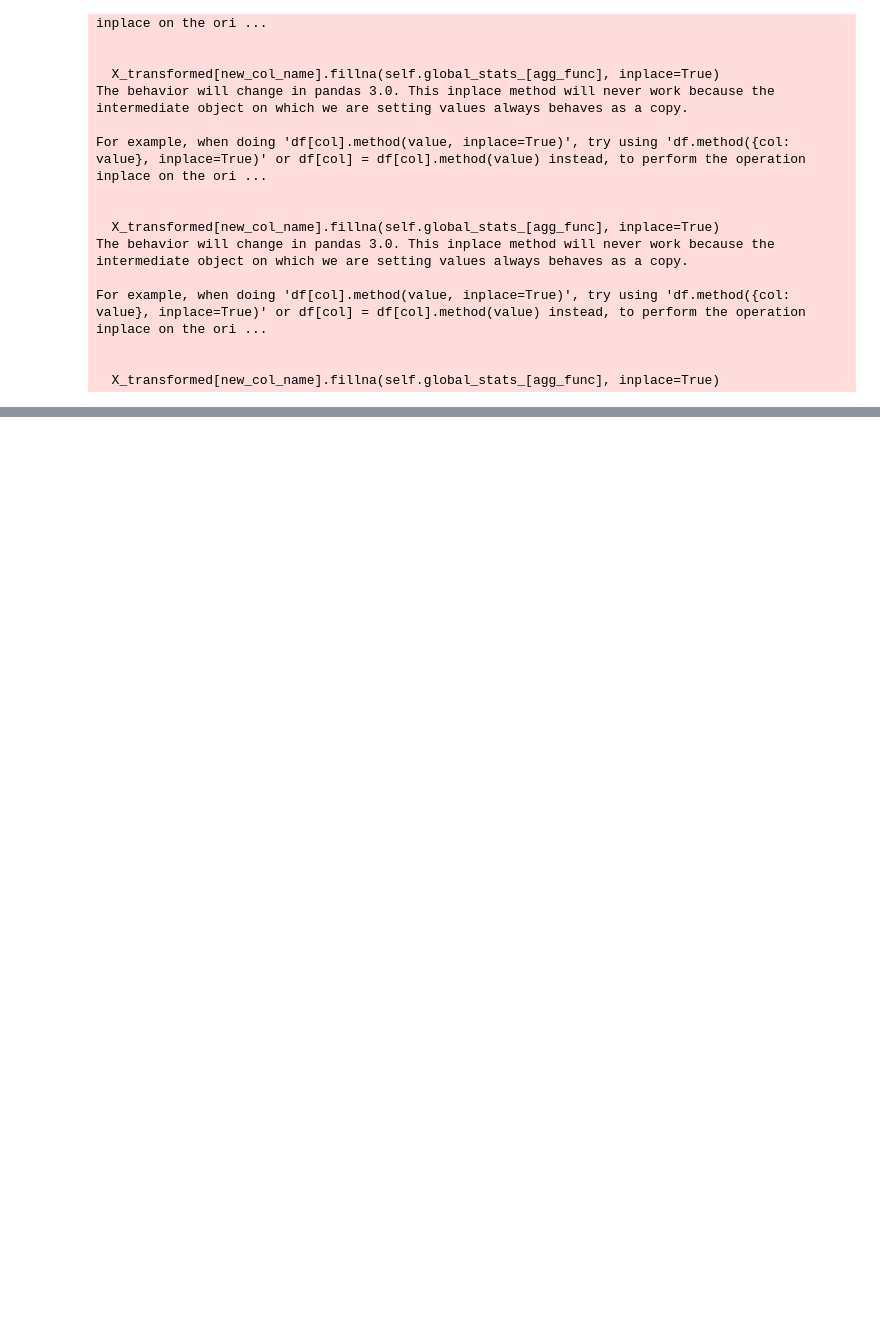
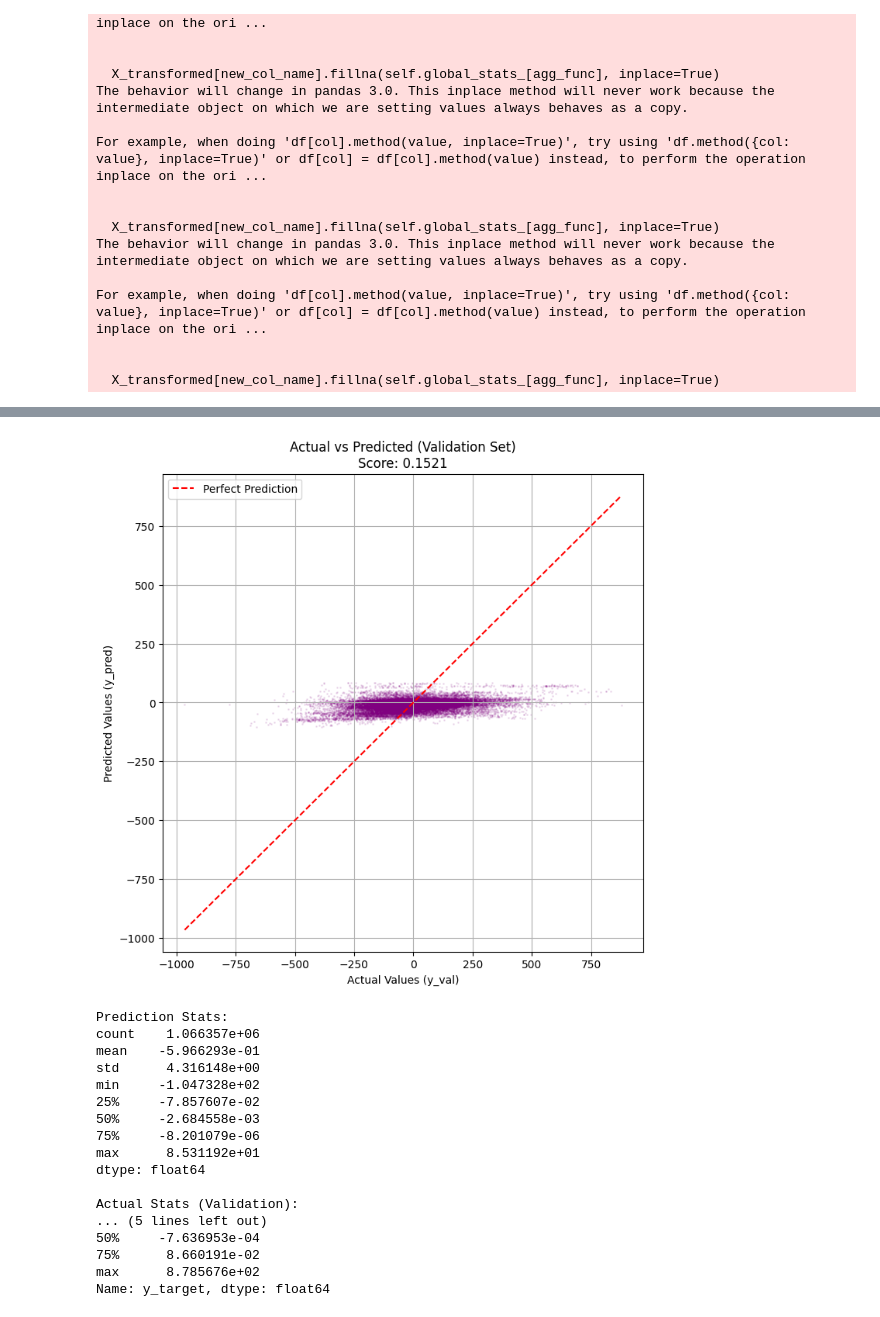
Before and after one commit to TheKnowingEye/Kaggle-Competitions, a Jupyter notebook: ts-forecasting/init.ipynb, the cells around one changed output, grey strips where cells are left out. Drawn from its saved outputs; the diff is of its cells as text; code cells hidden in the pictures; blank space fills up the shorter version.

```diff
--- a/ts-forecasting/init.ipynb
+++ b/ts-forecasting/init.ipynb
@@ -361,0 +736,11 @@ submission_df.to_csv(filename, index=False)
+# %%
+X_train = X_transformed[X_transformed['ts_index'] <= percentile_80][features]
+y_train = X_transformed[X_transformed['ts_index'] <= percentile_80][target]
+w_train = X_transformed[X_transformed['ts_index'] <= percentile_80]['weight']
+
+X_val = X_transformed[X_transformed['ts_index'] > percentile_80][features]
+y_val = X_transformed[X_transformed['ts_index'] > percentile_80][target]
+w_val = X_transformed[X_transformed['ts_index'] > percentile_80]['weight']
+# %%
+y_train_asin = np.arcsinh(y_train)
+y_val_asin =np.arcsinh(y_val)
@@ -361,0 +811,3 @@ submission_df.to_csv(filename, index=False)
+# %%
+X_train_ts = X_train.drop(columns=['ts_index'])
+X_val_ts = X_val.drop(columns=['ts_index'])
@@ -361,0 +874,42 @@ submission_df.to_csv(filename, index=False)
+# %%
+# --- 2. Prediction vs Actual Scatter Plot ---
+plt.figure(figsize=(8, 8))
+plt.scatter(y_val, y_pred_val, alpha=0.1, s=1, color='purple')
+
+# Perfect prediction line
+min_val = min(y_val.min(), y_pred_val.min())
+max_val = max(y_val.max(), y_pred_val.max())
+plt.plot([min_val, max_val], [min_val, max_val], 'r--', label='Perfect Prediction')
+
+plt.title(f'Actual vs Predicted (Validation Set)\nScore: {score:.4f}')
+plt.xlabel('Actual Values (y_val)')
+plt.ylabel('Predicted Values (y_pred)')
+plt.legend()
+plt.grid(True)
+plt.show()
+
+# --- 3. Residual Analysis ---
+# Let's see if we are underpredicting outliers
+print("Prediction Stats:")
+print(pd.Series(y_pred_val).describe())
+print("\nActual Stats (Validation):")
+print(y_val.describe())
+# %% [output]
+[figure, added]
+Prediction Stats:
+count    1.066357e+06
+mean    -5.966293e-01
+std      4.316148e+00
+min     -1.047328e+02
+25%     -7.857607e-02
+50%     -2.684558e-03
+75%     -8.201079e-06
+max      8.531192e+01
+dtype: float64
+
+Actual Stats (Validation):
+... (5 lines left out)
+50%     -7.636953e-04
+75%      8.660191e-02
+max      8.785676e+02
+Name: y_target, dtype: float64
```
Also changed, not shown: parts of 16 cells of this notebook.
